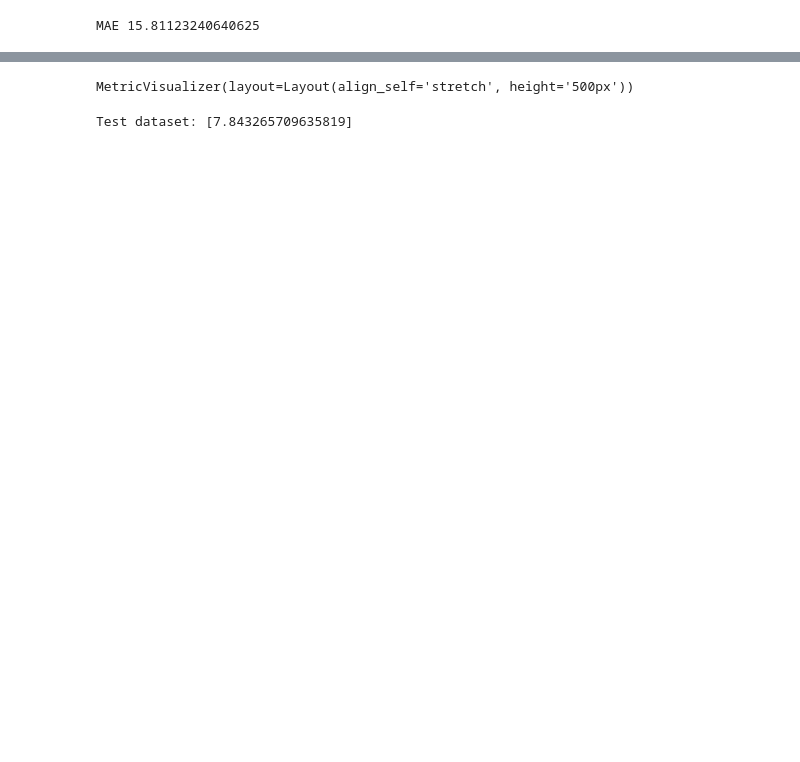
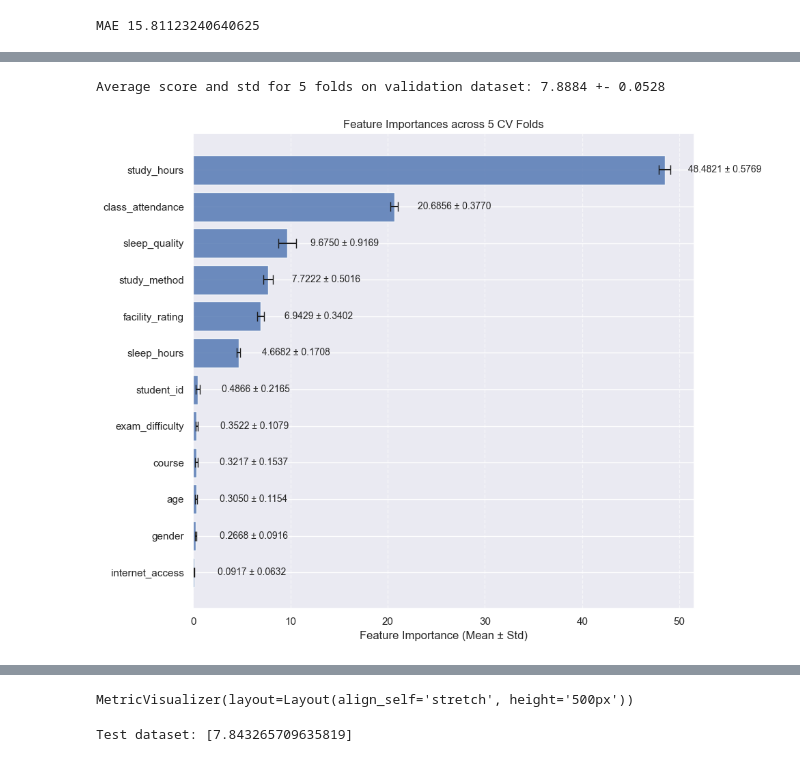
Before and after one commit to s0rryqqq/kaggle_notebooks, a Jupyter notebook: exam_scores/exam_predictor.ipynb, the cells around one changed output, grey strips where cells are left out. Cells and saved outputs as stored; diff of their text form; code cells hidden in the pictures; blank space fills up the shorter version.

```diff
--- a/exam_scores/exam_predictor.ipynb
+++ b/exam_scores/exam_predictor.ipynb
@@ -29,21 +58,0 @@ X_train, X_valid, y_train, y_valid = train_test_split(X_train, y_train, test_siz
-# %%
-num_cols = X.select_dtypes(include=[np.number])
-num_cat_cols = [col for col in num_cols if X[col].nunique() <= 10]
-cat_cols = (
-    X.select_dtypes(include=['object', 'category']).columns.tolist() +
-    num_cat_cols
-)
-
-print(cat_cols)
-
-params = {
-    'eval_metric' : metric,
-    'cat_features': cat_cols,
-    'use_best_model': True,
-    'early_stopping_rounds': 200,
-    'random_seed': seed,
-    'ignored_features': None,
-    'train_dir': None,
-    'verbose': False,
-
-    }
@@ -52,8 +58,0 @@ params = {
-# %%
-cbr_1 = CatBoostRegressor(**params)
-cbr_1.fit(X_train,y_train,
-        eval_set=(X_valid,y_valid),
-        plot = True,
-        )
-val_metric = cbr_1.evals_result_['validation'][f'{metric}']
-print(f"Лучший {metric}: {min(val_metric):.6f}")
@@ -69,7 +65,3 @@ y_dummy_pred = dr.predict(X_test)
 print(f'{metric}', mean_absolute_error(y_test,y_dummy_pred))
 # %% [output]
 MAE 15.81123240640625
-# %%
-sns.set_theme(style="darkgrid")
-importance_df = pd.Series(cbr_1.feature_importances_,index = X_train.columns.to_list())
-sns.barplot(x = importance_df.sort_values(ascending=False),y = importance_df.sort_values(ascending=False).index)
@@ -91,0 +146,15 @@ MetricVisualizer(layout=Layout(align_self='stretch', height='500px'))
+# %%
+params = {
+    'eval_metric' : metric,
+    'cat_features': cat_cols,
+    'use_best_model': True,
+    'early_stopping_rounds': 200,
+    'random_seed': seed,
+    'ignored_features': None,
+    'verbose': False,
+
+    }
+models_1 = k_fold_training(X_train_valid,y_train_valid,cat_cols,params,n_folds,seed)
+# %% [output]
+Average score and std for 5 folds on validation dataset: 7.8884 +- 0.0528
+[figure, added]
```
Also changed, not shown: parts of 15 cells of this notebook.
